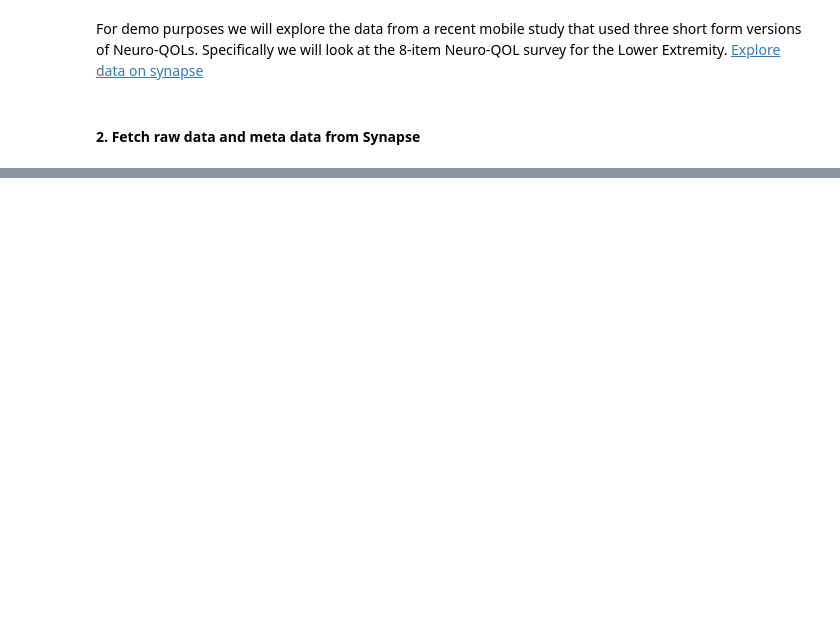
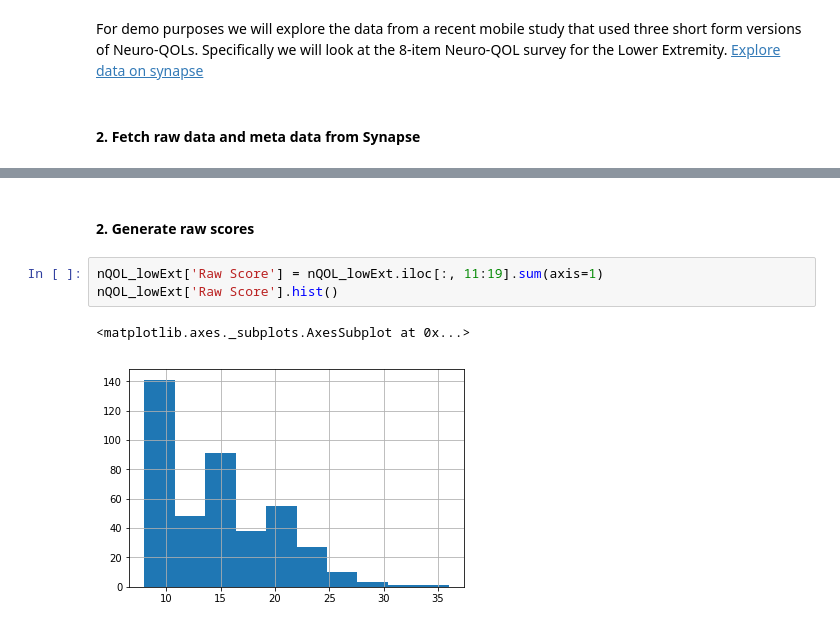
Before and after one commit to edickie/synapseTutorials, a Jupyter notebook: python/20190115 MTB Webinar.ipynb, the cells around one changed output, grey strips where cells are left out. Saved outputs shown, nothing was run; the diff lists cells and outputs as text; blank space fills up the shorter version.

```diff
--- a/python/20190115 MTB Webinar.ipynb
+++ b/python/20190115 MTB Webinar.ipynb
@@ -31,0 +147,8 @@ syn.tableQuery?
+# %% [markdown]
+#### 2. Generate raw scores
+# %%
+nQOL_lowExt['Raw Score'] = nQOL_lowExt.iloc[:, 11:19].sum(axis=1)
+nQOL_lowExt['Raw Score'].hist()
+# %% [output]
+<matplotlib.axes._subplots.AxesSubplot at 0x...>
+[figure, added]
```
Also changed, not shown: parts of 22 cells of this notebook.
